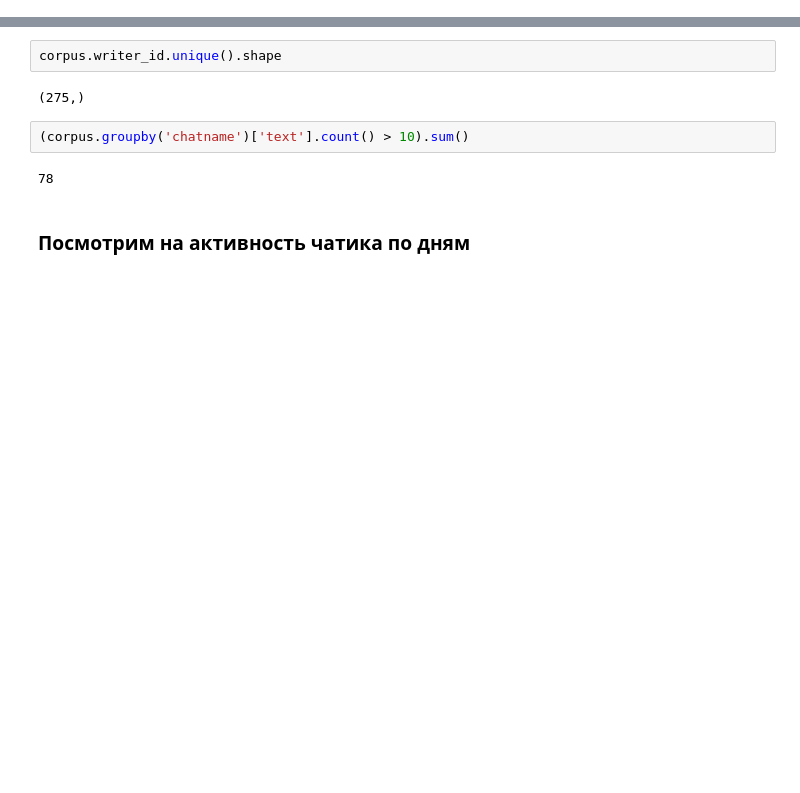
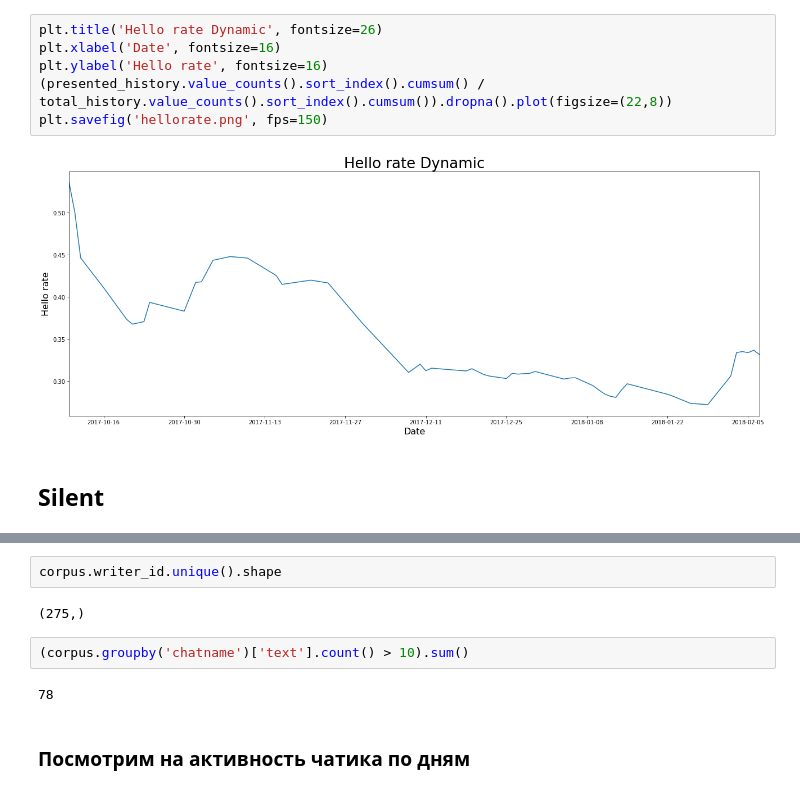
Before and after one commit to sneddy/TelegramTopicModels, a Jupyter notebook: Dsml_kz/dsml_kz.ipynb, the cells around one changed output, grey strips where cells are left out. Drawn from its saved outputs; the diff is of its cells as text; blank space fills up the shorter version.

```diff
--- a/Dsml_kz/dsml_kz.ipynb
+++ b/Dsml_kz/dsml_kz.ipynb
@@ -270,0 +308,10 @@ Cначала посчитаем тех, кто хоть что-то напис
+# %%
+plt.title('Hello rate Dynamic', fontsize=26)
+plt.xlabel('Date', fontsize=16)
+plt.ylabel('Hello rate', fontsize=16)
+(presented_history.value_counts().sort_index().cumsum() / total_history.value_counts().sort_index().cumsum()).dropna().plot(figsize=(22,8))
+plt.savefig('hellorate.png', fps=150)
+# %% [output]
+[figure, added]
+# %% [markdown]
+## Silent
```
Also changed, not shown: parts of 39 cells of this notebook, 2 other files.
